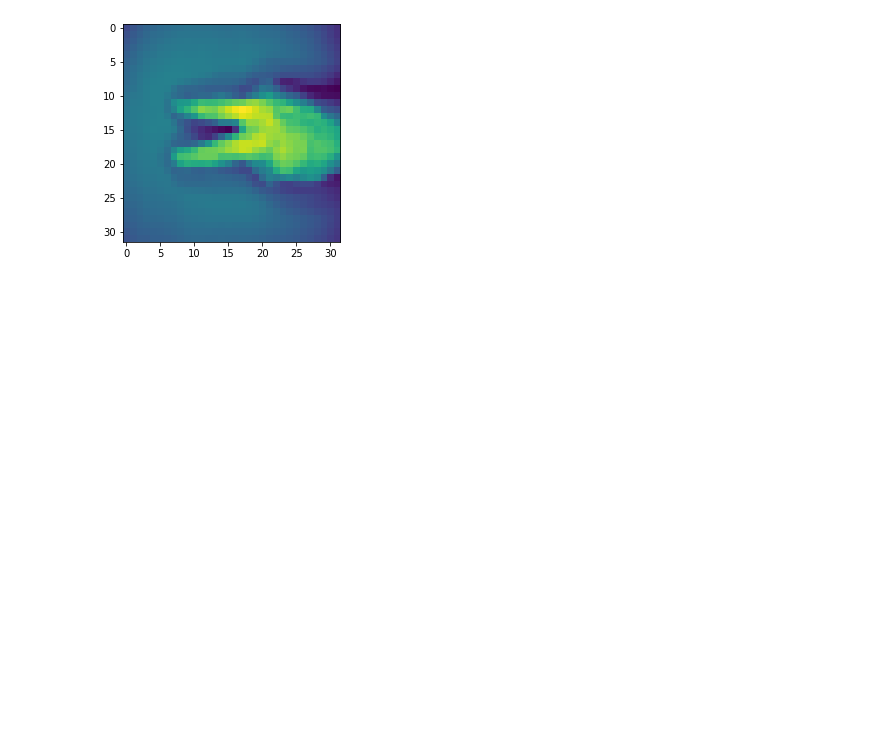
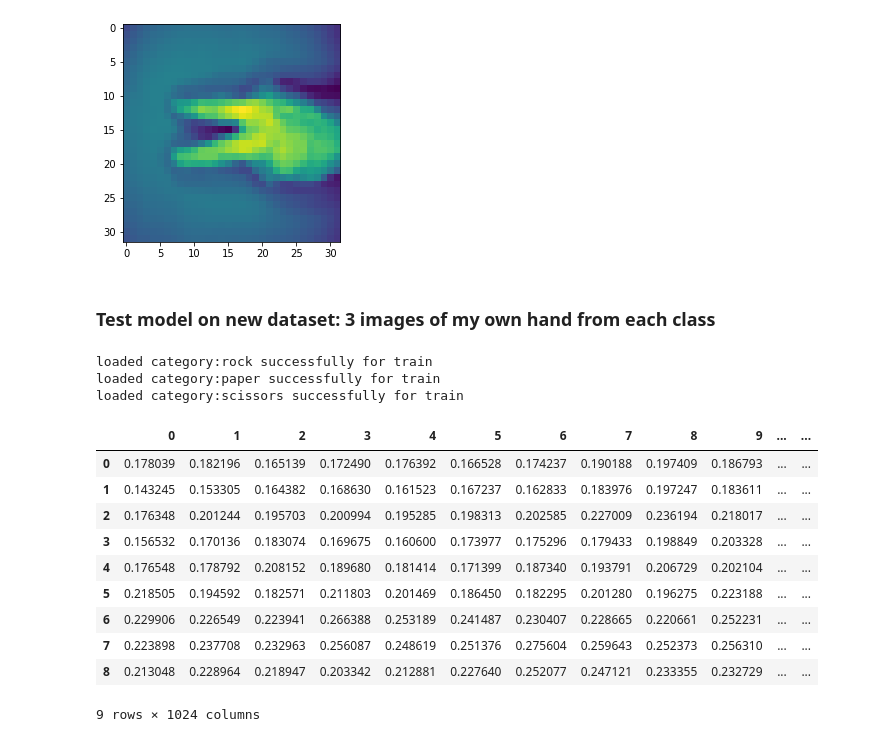
Before and after one commit to YiteWang/STAT542Group10, a Jupyter notebook: MidtermSVM.ipynb, the cells around one changed output. Drawn from its saved outputs; the diff is of its cells as text; code cells hidden in the pictures; blank space fills up the shorter version.

```diff
--- a/MidtermSVM.ipynb
+++ b/MidtermSVM.ipynb
@@ -1055,3 +1055,43 @@ print("Actual class",y_val[298])
 Predicted class 2
 Actual class 2
 [figure]
+# %% [markdown]
+### Test model on new dataset: 3 images of my own hand from each class
+# %%
+Categories=['rock','paper','scissors']
+self_test_dir = 'rps-self'
+
+flat_data_arr=[] #input array
+target_arr=[] #output array
+for i in Categories:
+    path=os.path.join(self_test_dir,i)
+    for img in os.listdir(path):
+        img_array=imread(os.path.join(path,img))
+        img_resized=resize(img_array,(32,32,1))
+        flat_data_arr.append(img_resized.flatten())
+        target_arr.append(Categories.index(i))
+    print(f'loaded category:{i} successfully for train')
+flat_data=np.array(flat_data_arr)
+target=np.array(target_arr)
+df=pd.DataFrame(flat_data) #dataframe
+df['Target']=target
+self_test=df.iloc[:,:-1] #input data
+y_self_test=df.iloc[:,-1] #output data
+# %% [output]
+loaded category:rock successfully for train
+loaded category:paper successfully for train
+loaded category:scissors successfully for train
+# %%
+self_test
+# %% [output]
+|  | 0 | 1 | 2 | 3 | 4 | 5 | 6 | 7 | 8 | 9 | ... | ... |
+| 0 | 0.178039 | 0.182196 | 0.165139 | 0.172490 | 0.176392 | 0.166528 | 0.174237 | 0.190188 | 0.197409 | 0.186793 | ... | ... |
+| 1 | 0.143245 | 0.153305 | 0.164382 | 0.168630 | 0.161523 | 0.167237 | 0.162833 | 0.183976 | 0.197247 | 0.183611 | ... | ... |
+| 2 | 0.176348 | 0.201244 | 0.195703 | 0.200994 | 0.195285 | 0.198313 | 0.202585 | 0.227009 | 0.236194 | 0.218017 | ... | ... |
+| 3 | 0.156532 | 0.170136 | 0.183074 | 0.169675 | 0.160600 | 0.173977 | 0.175296 | 0.179433 | 0.198849 | 0.203328 | ... | ... |
+| 4 | 0.176548 | 0.178792 | 0.208152 | 0.189680 | 0.181414 | 0.171399 | 0.187340 | 0.193791 | 0.206729 | 0.202104 | ... | ... |
+| 5 | 0.218505 | 0.194592 | 0.182571 | 0.211803 | 0.201469 | 0.186450 | 0.182295 | 0.201280 | 0.196275 | 0.223188 | ... | ... |
+| 6 | 0.229906 | 0.226549 | 0.223941 | 0.266388 | 0.253189 | 0.241487 | 0.230407 | 0.228665 | 0.220661 | 0.252231 | ... | ... |
+| 7 | 0.223898 | 0.237708 | 0.232963 | 0.256087 | 0.248619 | 0.251376 | 0.275604 | 0.259643 | 0.252373 | 0.256310 | ... | ... |
+| 8 | 0.213048 | 0.228964 | 0.218947 | 0.203342 | 0.212881 | 0.227640 | 0.252077 | 0.247121 | 0.233355 | 0.232729 | ... | ... |
+9 rows × 1024 columns
```
Also changed, not shown: parts of 11 cells of this notebook.
